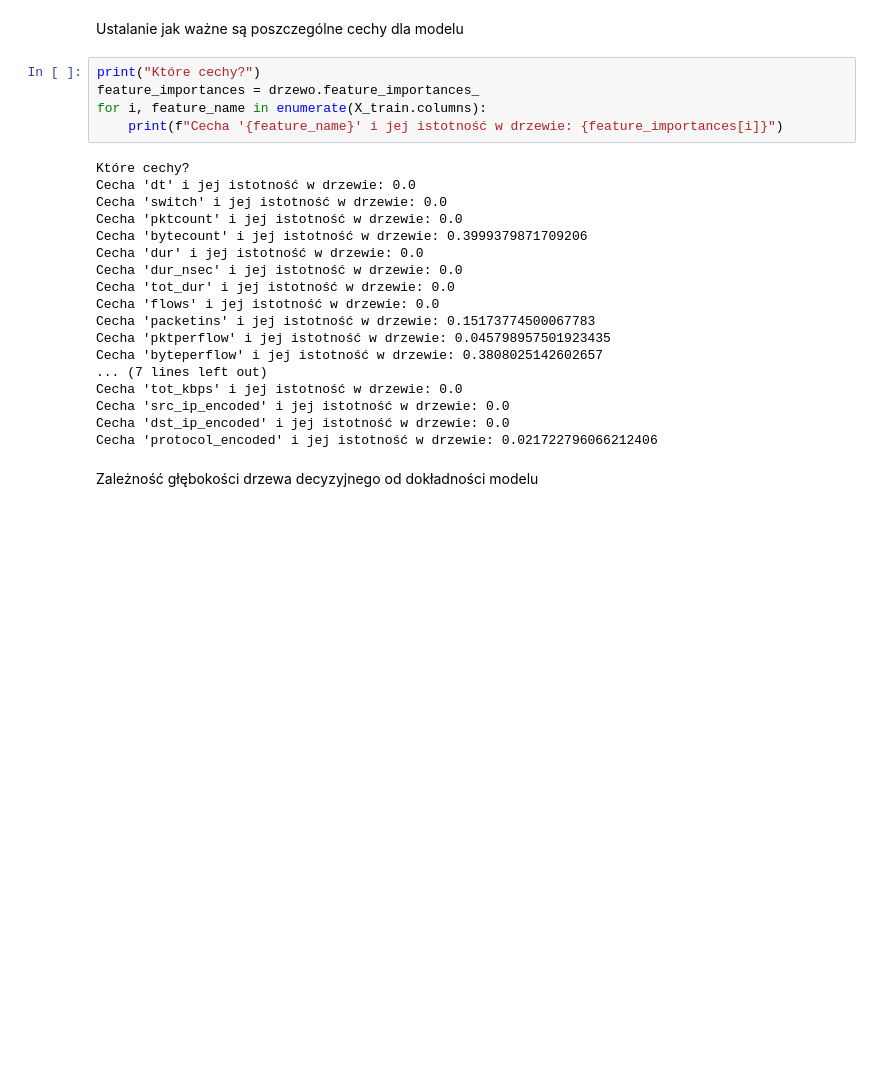
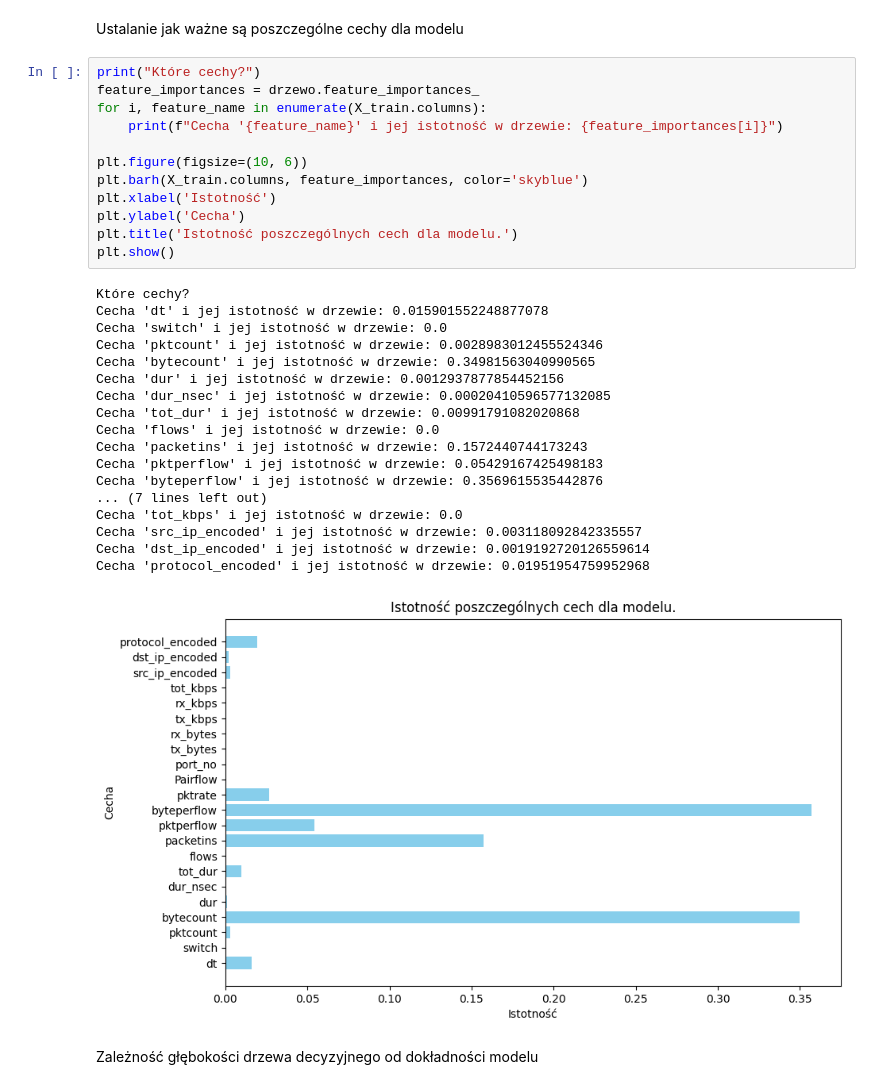
Before and after one commit to wiktorDeka/WykrywanieAnomalii, a Jupyter notebook: drzewaDecyzyjne.ipynb, the cells around one changed output. Saved outputs shown, nothing was run; the diff lists cells and outputs as text; blank space fills up the shorter version.

```diff
--- a/drzewaDecyzyjne.ipynb
+++ b/drzewaDecyzyjne.ipynb
@@ -67,26 +67,34 @@ Ustalanie jak ważne są poszczególne cechy dla modelu
 # %%
 print("Które cechy?")
 feature_importances = drzewo.feature_importances_
 for i, feature_name in enumerate(X_train.columns):
     print(f"Cecha '{feature_name}' i jej istotność w drzewie: {feature_importances[i]}")
+
+plt.figure(figsize=(10, 6))
+plt.barh(X_train.columns, feature_importances, color='skyblue')
+plt.xlabel('Istotność')
+plt.ylabel('Cecha')
+plt.title('Istotność poszczególnych cech dla modelu.')
+plt.show()
 # %% [output]
 Które cechy?
-Cecha 'dt' i jej istotność w drzewie: 0.0
+Cecha 'dt' i jej istotność w drzewie: 0.015901552248877078
 Cecha 'switch' i jej istotność w drzewie: 0.0
-Cecha 'pktcount' i jej istotność w drzewie: 0.0
-Cecha 'bytecount' i jej istotność w drzewie: 0.3999379871709206
-Cecha 'dur' i jej istotność w drzewie: 0.0
-Cecha 'dur_nsec' i jej istotność w drzewie: 0.0
-Cecha 'tot_dur' i jej istotność w drzewie: 0.0
+Cecha 'pktcount' i jej istotność w drzewie: 0.0028983012455524346
+Cecha 'bytecount' i jej istotność w drzewie: 0.34981563040990565
+Cecha 'dur' i jej istotność w drzewie: 0.0012937877854452156
+Cecha 'dur_nsec' i jej istotność w drzewie: 0.00020410596577132085
+Cecha 'tot_dur' i jej istotność w drzewie: 0.00991791082020868
 Cecha 'flows' i jej istotność w drzewie: 0.0
-Cecha 'packetins' i jej istotność w drzewie: 0.15173774500067783
-Cecha 'pktperflow' i jej istotność w drzewie: 0.045798957501923435
-Cecha 'byteperflow' i jej istotność w drzewie: 0.3808025142602657
+Cecha 'packetins' i jej istotność w drzewie: 0.1572440744173243
+Cecha 'pktperflow' i jej istotność w drzewie: 0.05429167425498183
+Cecha 'byteperflow' i jej istotność w drzewie: 0.3569615535442876
 ... (7 lines left out)
 Cecha 'tot_kbps' i jej istotność w drzewie: 0.0
-Cecha 'src_ip_encoded' i jej istotność w drzewie: 0.0
-Cecha 'dst_ip_encoded' i jej istotność w drzewie: 0.0
-Cecha 'protocol_encoded' i jej istotność w drzewie: 0.021722796066212406
+Cecha 'src_ip_encoded' i jej istotność w drzewie: 0.003118092842335557
+Cecha 'dst_ip_encoded' i jej istotność w drzewie: 0.0019192720126559614
+Cecha 'protocol_encoded' i jej istotność w drzewie: 0.01951954759952968
+[figure, added]
 # %% [markdown]
 Zależność głębokości drzewa decyzyjnego od dokładności modelu
 # %%
```
Also changed, not shown: parts of 3 cells of this notebook, 1 other file.
